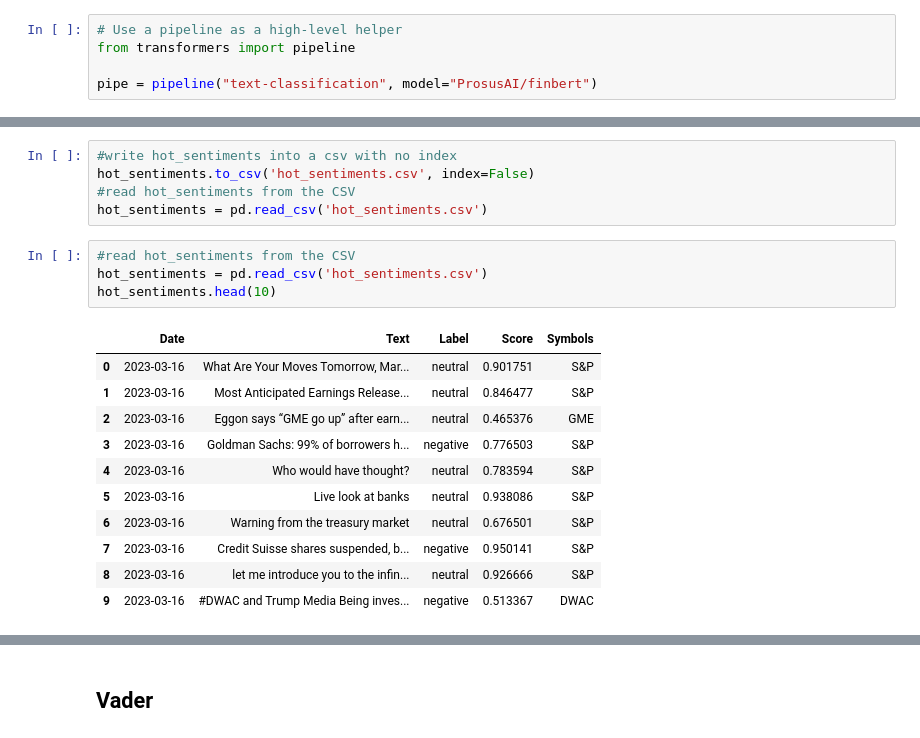
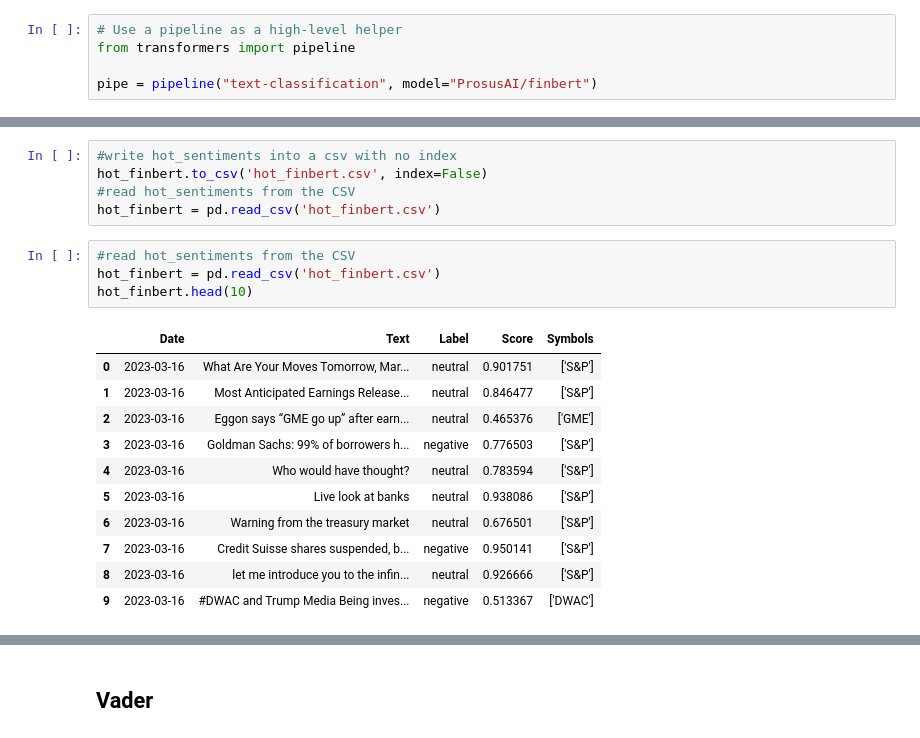
Before and after one commit to Christopher-jason/cjs-dissertation, a Jupyter notebook: Stocks/dissy_draft1.ipynb, the cells around one changed output, grey strips where cells are left out. Drawn from its saved outputs; the diff is of its cells as text.

```diff
--- a/Stocks/dissy_draft1.ipynb
+++ b/Stocks/dissy_draft1.ipynb
@@ -294,23 +297,23 @@ hot_sentiments.head(4)
 | 3 | 2023-03-16 | Goldman Sachs: 99% of borrowers h... | negative | 0.776503 | [S&P] |
 # %%
 #write hot_sentiments into a csv with no index
-hot_sentiments.to_csv('hot_sentiments.csv', index=False)
+hot_finbert.to_csv('hot_finbert.csv', index=False)
 #read hot_sentiments from the CSV
-hot_sentiments = pd.read_csv('hot_sentiments.csv')
+hot_finbert = pd.read_csv('hot_finbert.csv')
 # %%
 #read hot_sentiments from the CSV
-hot_sentiments = pd.read_csv('hot_sentiments.csv')
-hot_sentiments.head(10)
+hot_finbert = pd.read_csv('hot_finbert.csv')
+hot_finbert.head(10)
 # %% [output]
 |  | Date | Text | Label | Score | Symbols |
-| 0 | 2023-03-16 | What Are Your Moves Tomorrow, Mar... | neutral | 0.901751 | S&P |
-| 1 | 2023-03-16 | Most Anticipated Earnings Release... | neutral | 0.846477 | S&P |
-| 2 | 2023-03-16 | Eggon says “GME go up” after earn... | neutral | 0.465376 | GME |
-| 3 | 2023-03-16 | Goldman Sachs: 99% of borrowers h... | negative | 0.776503 | S&P |
-| 4 | 2023-03-16 | Who would have thought? | neutral | 0.783594 | S&P |
-| 5 | 2023-03-16 | Live look at banks | neutral | 0.938086 | S&P |
-| 6 | 2023-03-16 | Warning from the treasury market | neutral | 0.676501 | S&P |
-| 7 | 2023-03-16 | Credit Suisse shares suspended, b... | negative | 0.950141 | S&P |
-| 8 | 2023-03-16 | let me introduce you to the infin... | neutral | 0.926666 | S&P |
-| 9 | 2023-03-16 | #DWAC and Trump Media Being inves... | negative | 0.513367 | DWAC |
+| 0 | 2023-03-16 | What Are Your Moves Tomorrow, Mar... | neutral | 0.901751 | ['S&P'] |
+| 1 | 2023-03-16 | Most Anticipated Earnings Release... | neutral | 0.846477 | ['S&P'] |
+| 2 | 2023-03-16 | Eggon says “GME go up” after earn... | neutral | 0.465376 | ['GME'] |
+| 3 | 2023-03-16 | Goldman Sachs: 99% of borrowers h... | negative | 0.776503 | ['S&P'] |
+| 4 | 2023-03-16 | Who would have thought? | neutral | 0.783594 | ['S&P'] |
+| 5 | 2023-03-16 | Live look at banks | neutral | 0.938086 | ['S&P'] |
+| 6 | 2023-03-16 | Warning from the treasury market | neutral | 0.676501 | ['S&P'] |
+| 7 | 2023-03-16 | Credit Suisse shares suspended, b... | negative | 0.950141 | ['S&P'] |
+| 8 | 2023-03-16 | let me introduce you to the infin... | neutral | 0.926666 | ['S&P'] |
+| 9 | 2023-03-16 | #DWAC and Trump Media Being inves... | negative | 0.513367 | ['DWAC'] |
 # %%
```
Also changed, not shown: parts of 14 cells of this notebook, 3 other files.
